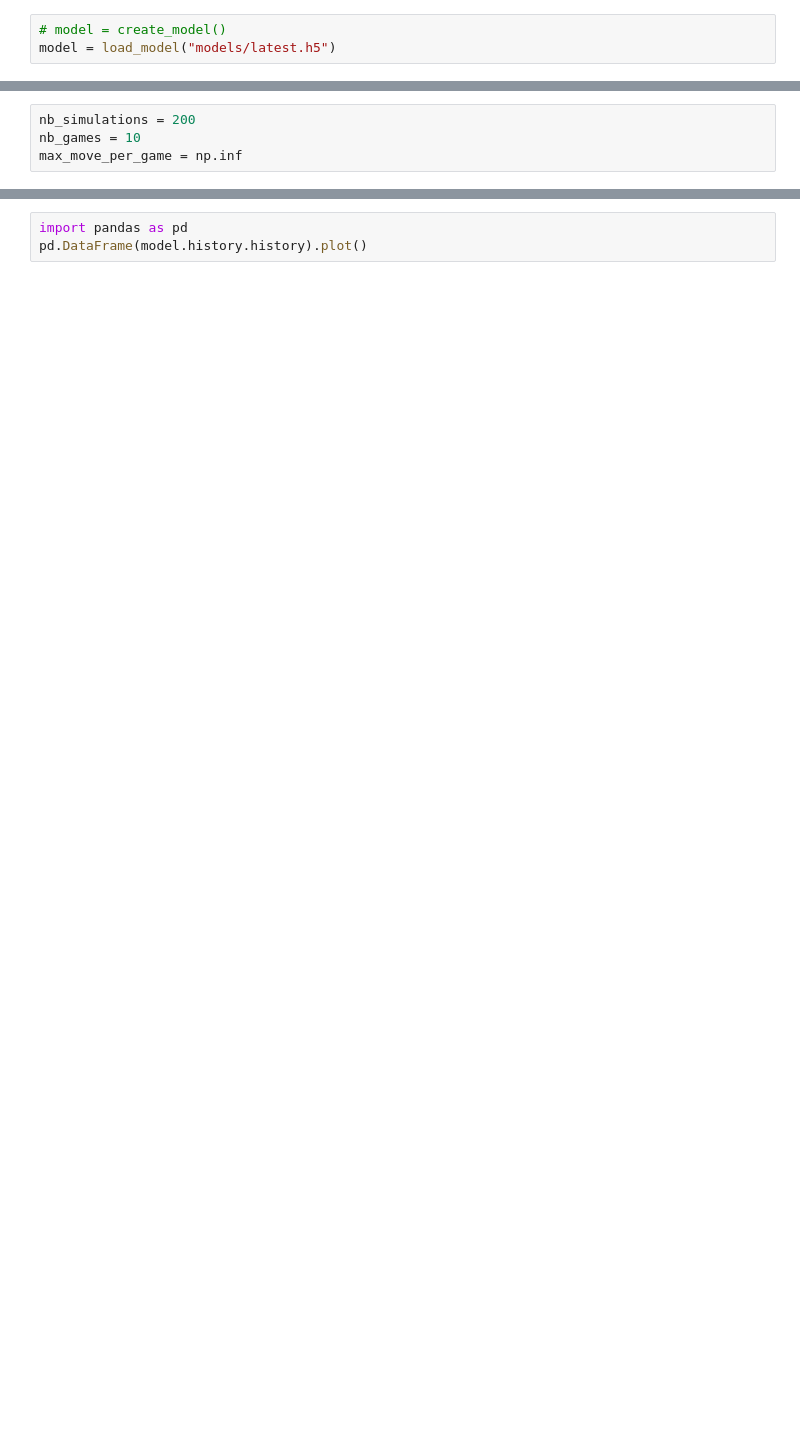
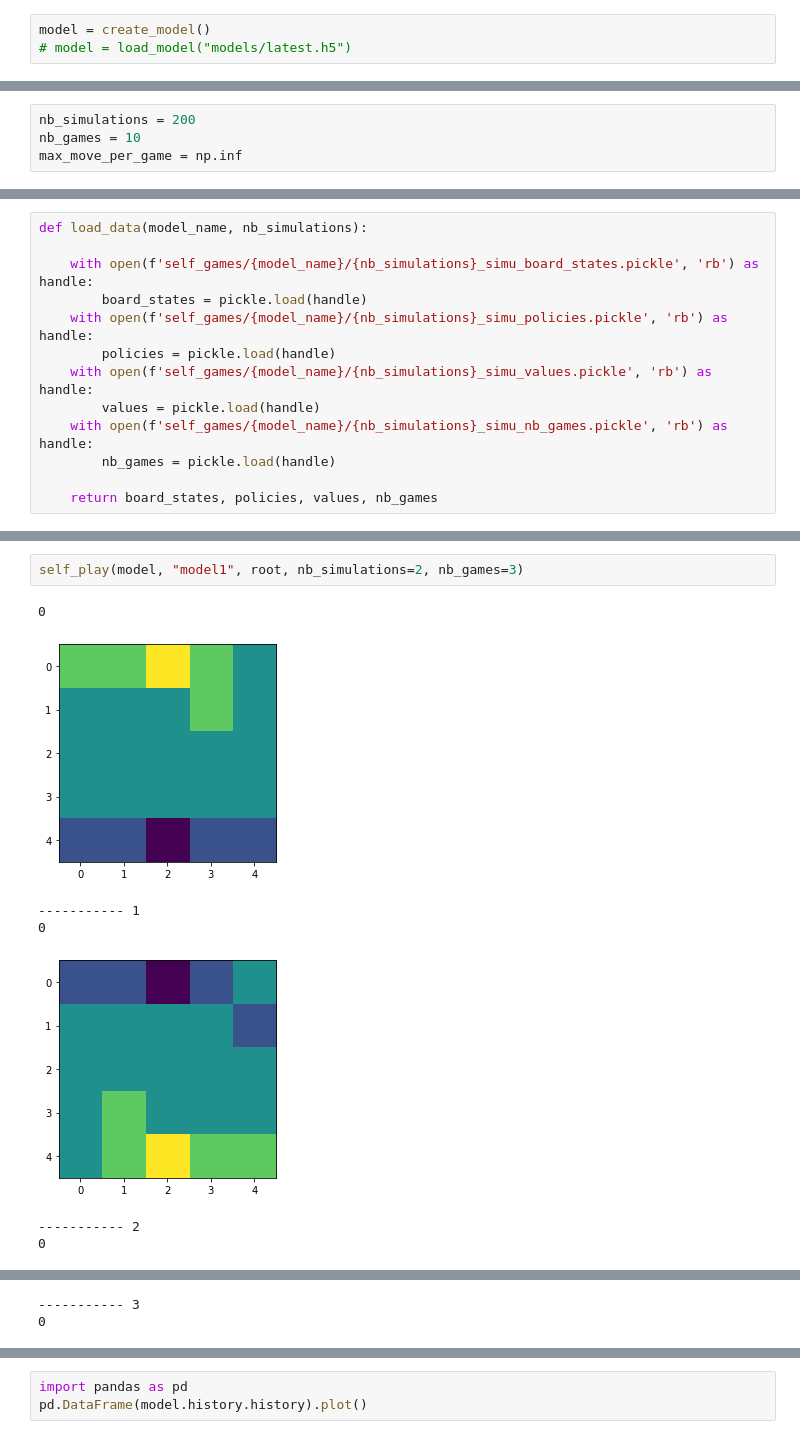
Before and after one commit to Nicolas-Maurer/Onitama_AlphaZero, a Jupyter notebook: Train.ipynb, the cells around one changed output, grey strips where cells are left out. Cells and saved outputs as stored; diff of their text form; blank space fills up the shorter version.

```diff
--- a/Train.ipynb
+++ b/Train.ipynb
@@ -8,3 +10,3 @@ from tensorflow.keras.models import load_model
 # %%
-# model = create_model()
-model = load_model("models/latest.h5")
+model = create_model()
+# model = load_model("models/latest.h5")
@@ -55,0 +61,13 @@ while game < nb_games:
+# %%
+def load_data(model_name, nb_simulations):
+
+    with open(f'self_games/{model_name}/{nb_simulations}_simu_board_states.pickle', 'rb') as handle:
+        board_states = pickle.load(handle)
+    with open(f'self_games/{model_name}/{nb_simulations}_simu_policies.pickle', 'rb') as handle:
+        policies = pickle.load(handle)
+    with open(f'self_games/{model_name}/{nb_simulations}_simu_values.pickle', 'rb') as handle:
+        values = pickle.load(handle)
+    with open(f'self_games/{model_name}/{nb_simulations}_simu_nb_games.pickle', 'rb') as handle:
+        nb_games = pickle.load(handle)
+
+    return board_states, policies, values, nb_games
@@ -55,0 +139,10 @@ while game < nb_games:
+# %%
+self_play(model, "model1", root, nb_simulations=2, nb_games=3)
+# %% [output]
+0
+[figure, added]
+----------- 1
+0
+[figure, added]
+----------- 2
+0
@@ -55,0 +150,2 @@ while game < nb_games:
+----------- 3
+0
```
Also changed, not shown: parts of 18 cells of this notebook.
